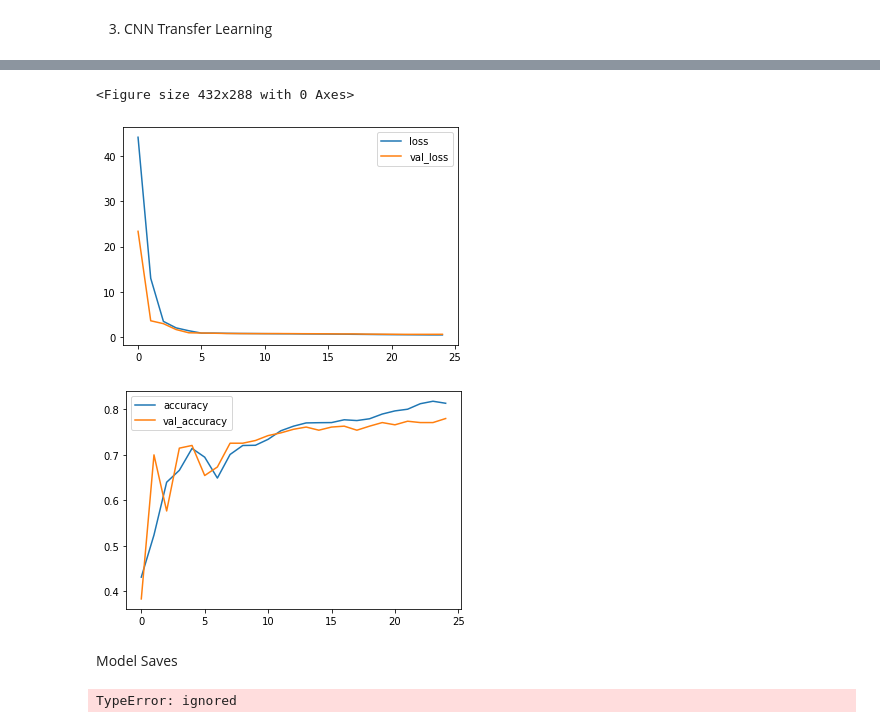
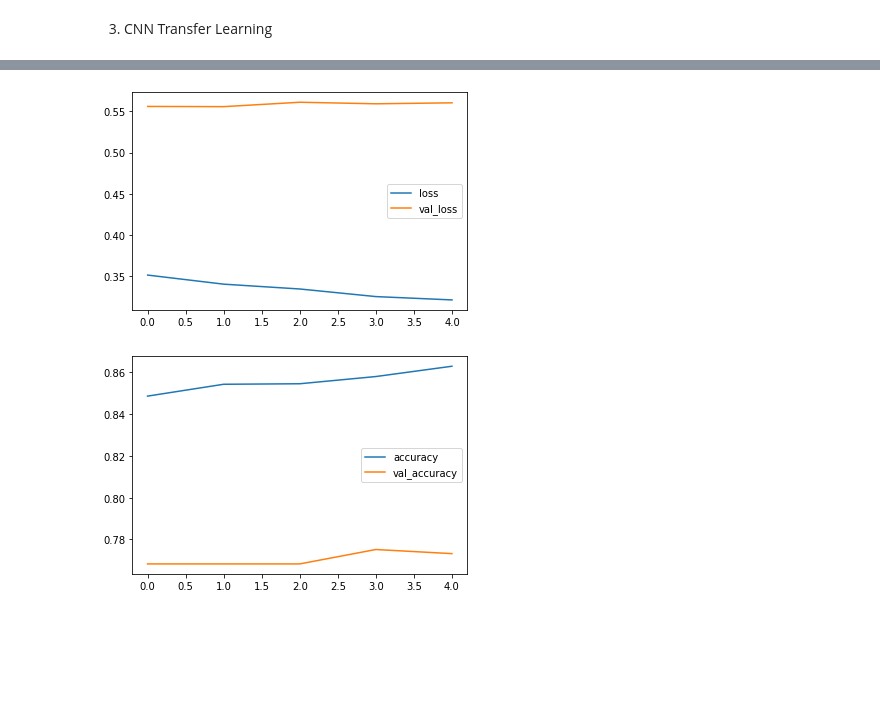
Before and after one commit to d-portugal/chest_x_ray, a Jupyter notebook: chest_xray_APA.ipynb, the cells around one changed output, grey strips where cells are left out. Drawn from its saved outputs; the diff is of its cells as text; code cells hidden in the pictures; blank space fills up the shorter version.

```diff
--- a/chest_xray_APA.ipynb
+++ b/chest_xray_APA.ipynb
@@ -97,7 +97,6 @@ ds_train = image_dataset_from_directory(
     labels = 'inferred',
     label_mode = 'categorical',
     image_size = [img_height, img_width],
-    color_mode='grayscale',
     interpolation = 'nearest',
     batch_size = batch_size,
     shuffle = True
@@ -108,7 +107,6 @@ ds_test = image_dataset_from_directory(
     labels = 'inferred',
     label_mode = 'categorical',
     image_size = [img_height, img_width],
-    color_mode='grayscale',
     interpolation = 'nearest',
     batch_size = batch_size,
     shuffle = True
@@ -119,7 +117,6 @@ ds_valid = image_dataset_from_directory(
     labels = 'inferred',
     label_mode = 'categorical',
     image_size = [img_height, img_width],
-    color_mode='grayscale',
     interpolation = 'nearest',
     batch_size = batch_size,
     shuffle = True
@@ -367,4 +357,4 @@ Epoch 25/50
 # %%
-history_transfer = pd.DataFrame(history_transfer.history)
-print(history_aug_frame)
+history_transfer_frame = pd.DataFrame(history_transfer.history)
+print(history_transfer)
 # %% [output]
@@ -388,15 +362,6 @@ print(history_aug_frame)
 # %%
-history_transfer.loc[:, ['loss', 'val_loss']].plot()
-history_transfer.loc[:, ['accuracy', 'val_accuracy']].plot();
+history_transfer_frame.loc[:, ['loss', 'val_loss']].plot()
+history_transfer_frame.loc[:, ['accuracy', 'val_accuracy']].plot();
 # %% [output]
-<Figure size 432x288 with 0 Axes>
-[figure, old version]
+[figure, new version]
-[figure, old version]
+[figure, new version]
-# %% [markdown]
-Model Saves
-# %%
-model.save()
-model_aug.save()
-model_aug_transfer.save()
-# %% [output]
-TypeError: ignored
```
Also changed, not shown: parts of 9 cells of this notebook.
